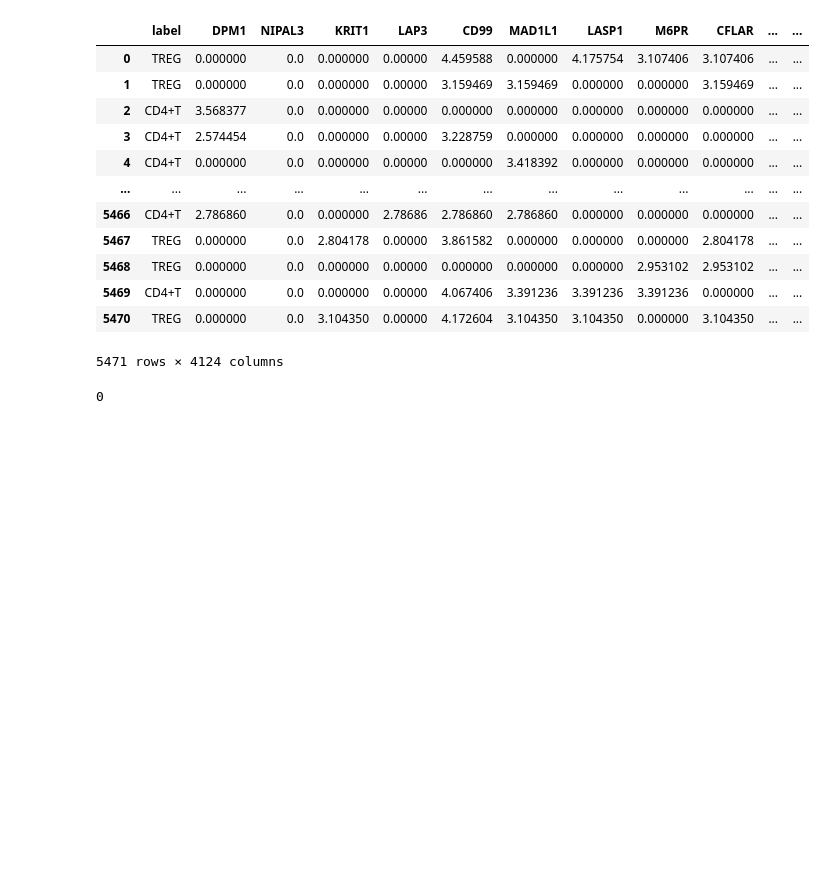
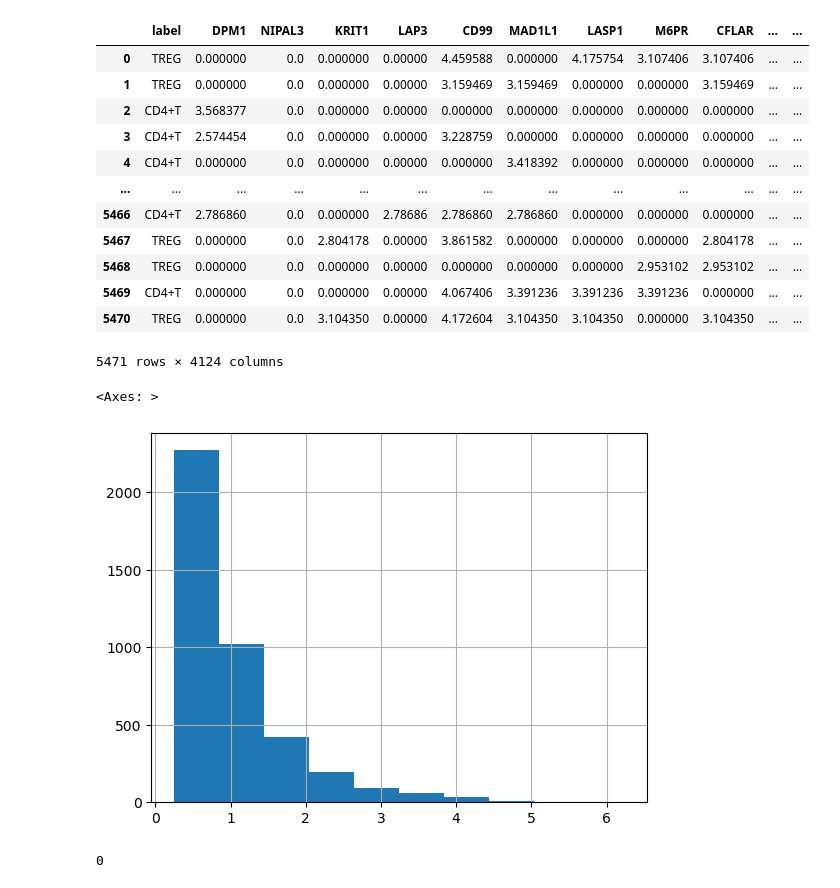
Before and after one commit to NeuralWave42/ST443-Project, a Jupyter notebook: prelim_analysis.ipynb, the cells around one changed output. Drawn from its saved outputs; the diff is of its cells as text; code cells hidden in the pictures; blank space fills up the shorter version.

```diff
--- a/prelim_analysis.ipynb
+++ b/prelim_analysis.ipynb
@@ -43,6 +43,12 @@ df
 | 5469 | CD4+T | 0.000000 | 0.0 | 0.000000 | 0.00000 | 4.067406 | 3.391236 | 3.391236 | 3.391236 | 0.000000 | ... | ... |
 | 5470 | TREG | 0.000000 | 0.0 | 3.104350 | 0.00000 | 4.172604 | 3.104350 | 3.104350 | 0.000000 | 3.104350 | ... | ... |
 5471 rows × 4124 columns
+# %%
+# Average genetic across our sample for different genes.
+(df.sum().iloc[1:]/5471).hist()
+# %% [output]
+<Axes: >
+[figure, added]
 # %%
 # No missing values
 sum(df.isna().sum())
```
Also changed, not shown: parts of 7 cells of this notebook, 10 other files.
